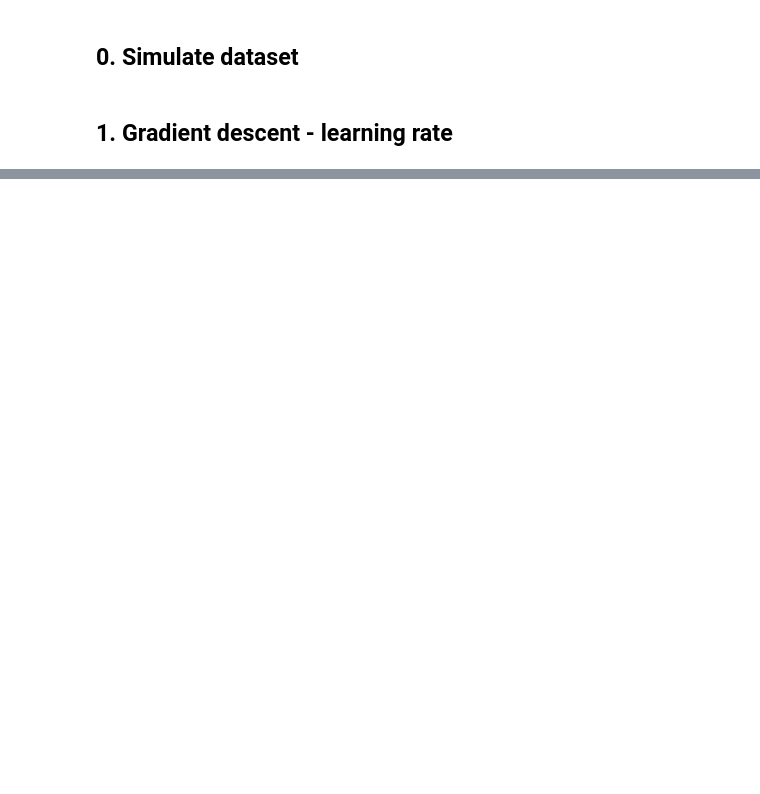
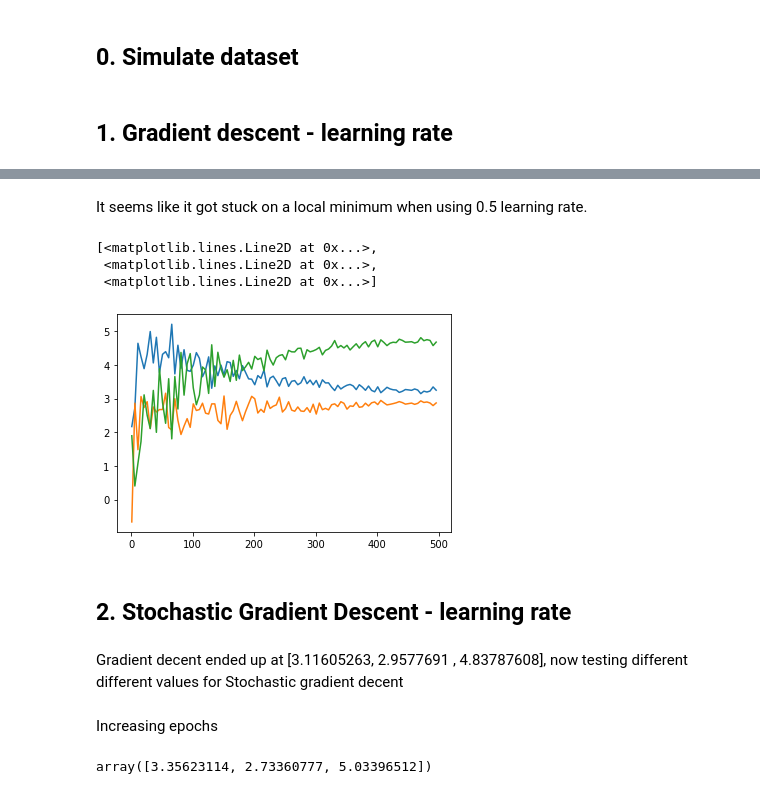
Before and after one commit to cseander/Maskininlarning-Christopher-Seander, a Jupyter notebook: Exercises/Exercose_1.ipynb, the cells around one changed output, grey strips where cells are left out. Saved outputs shown, nothing was run; the diff lists cells and outputs as text; code cells hidden in the pictures; blank space fills up the shorter version.

```diff
--- a/Exercises/Exercose_1.ipynb
+++ b/Exercises/Exercose_1.ipynb
@@ -39,0 +68,12 @@ plt.plot(epochs, test)
+# %% [markdown]
+It seems like it got stuck on a local minimum when using 0.5 learning rate.
+# %%
+thetas_4 = np.array([gradient_decent(X, y, learning_rate=0.05, epochs = epoch).reshape(-1) for epoch in epochs])
+plt.plot(epochs, thetas_4)
+# %% [output]
+[<matplotlib.lines.Line2D at 0x...>,
+ <matplotlib.lines.Line2D at 0x...>,
+ <matplotlib.lines.Line2D at 0x...>]
+[figure, added]
+# %% [markdown]
+## 2. Stochastic Gradient Descent - learning rate
@@ -39,0 +100,9 @@ plt.plot(epochs, test)
+# %% [markdown]
+Gradient decent ended up at [3.11605263, 2.9577691 , 4.83787608], now testing different different values for Stochastic gradient decent
+# %% [markdown]
+Increasing epochs
+# %%
+sgd_1 = stochastic_gradient_decent(X, y, 10, 5, 50)
+sgd_1
+# %% [output]
+array([3.35623114, 2.73360777, 5.03396512])
```
Also changed, not shown: parts of 19 cells of this notebook.
